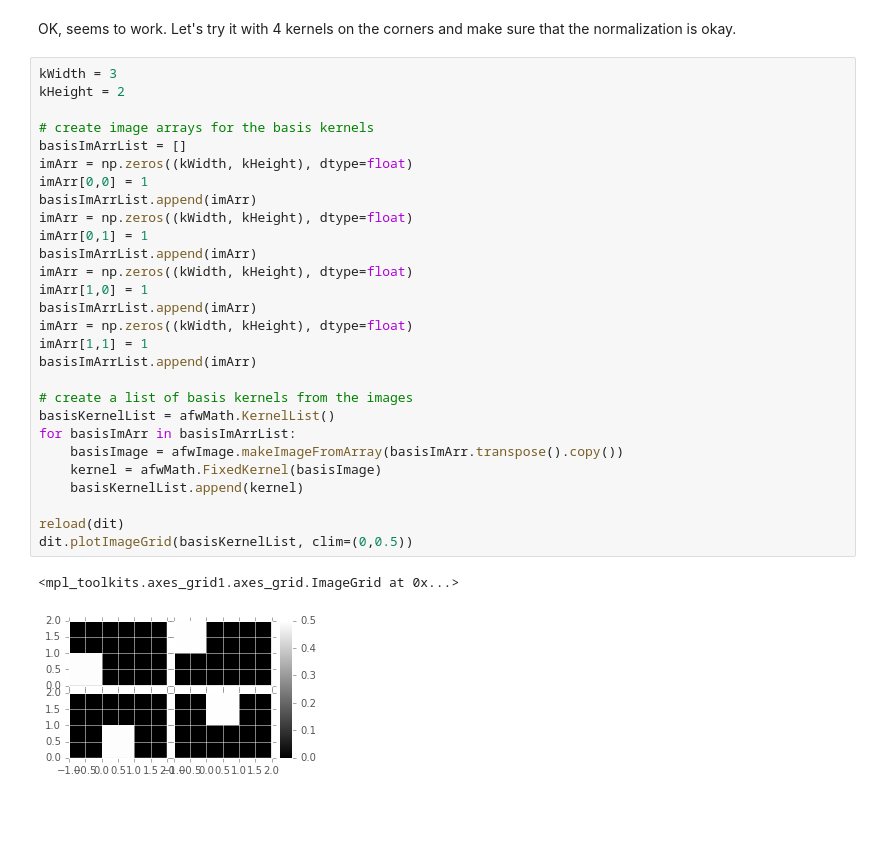
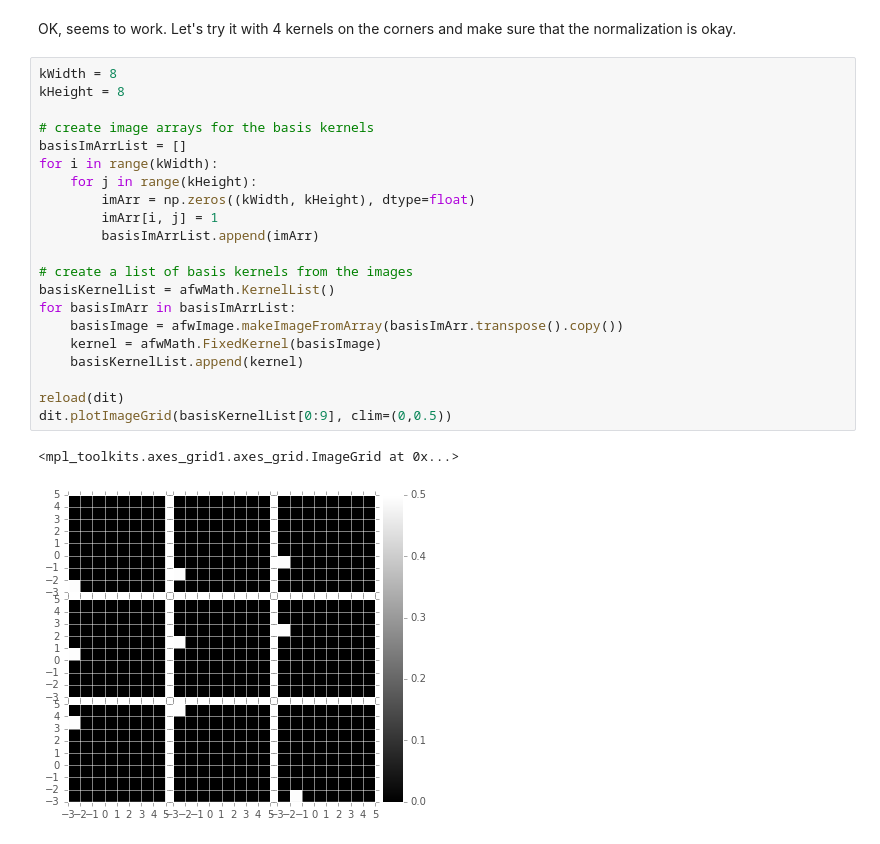
Before and after one commit to djreiss/DM-6162, a Jupyter notebook: spatial kernels.ipynb, the cells around one changed output. Saved outputs shown, nothing was run; the diff lists cells and outputs as text; blank space fills up the shorter version.

```diff
--- a/spatial kernels.ipynb
+++ b/spatial kernels.ipynb
@@ -180,35 +181,28 @@ dit.plotImageGrid(kImages, clim=(0,1))
 # %% [markdown]
 OK, seems to work. Let's try it with 4 kernels on the corners and make sure that the normalization is okay.
 # %%
-kWidth = 3
-kHeight = 2
+kWidth = 8
+kHeight = 8
 
 # create image arrays for the basis kernels
 basisImArrList = []
-imArr = np.zeros((kWidth, kHeight), dtype=float)
-imArr[0,0] = 1
-basisImArrList.append(imArr)
-imArr = np.zeros((kWidth, kHeight), dtype=float)
-imArr[0,1] = 1
-basisImArrList.append(imArr)
-imArr = np.zeros((kWidth, kHeight), dtype=float)
-imArr[1,0] = 1
-basisImArrList.append(imArr)
-imArr = np.zeros((kWidth, kHeight), dtype=float)
-imArr[1,1] = 1
-basisImArrList.append(imArr)
+for i in range(kWidth):
+    for j in range(kHeight):
+        imArr = np.zeros((kWidth, kHeight), dtype=float)
+        imArr[i, j] = 1
+        basisImArrList.append(imArr)
 
 # create a list of basis kernels from the images
 basisKernelList = afwMath.KernelList()
 for basisImArr in basisImArrList:
     basisImage = afwImage.makeImageFromArray(basisImArr.transpose().copy())
     kernel = afwMath.FixedKernel(basisImage)
     basisKernelList.append(kernel)
 
 reload(dit)
-dit.plotImageGrid(basisKernelList, clim=(0,0.5))
+dit.plotImageGrid(basisKernelList[0:9], clim=(0,0.5))
 # %% [output]
 <mpl_toolkits.axes_grid1.axes_grid.ImageGrid at 0x...>
-[figure, old version]
+[figure, new version]
 # %%
 sParams = afwMath.Function2DList()
```
Also changed, not shown: parts of 17 cells of this notebook, 1 other file.
